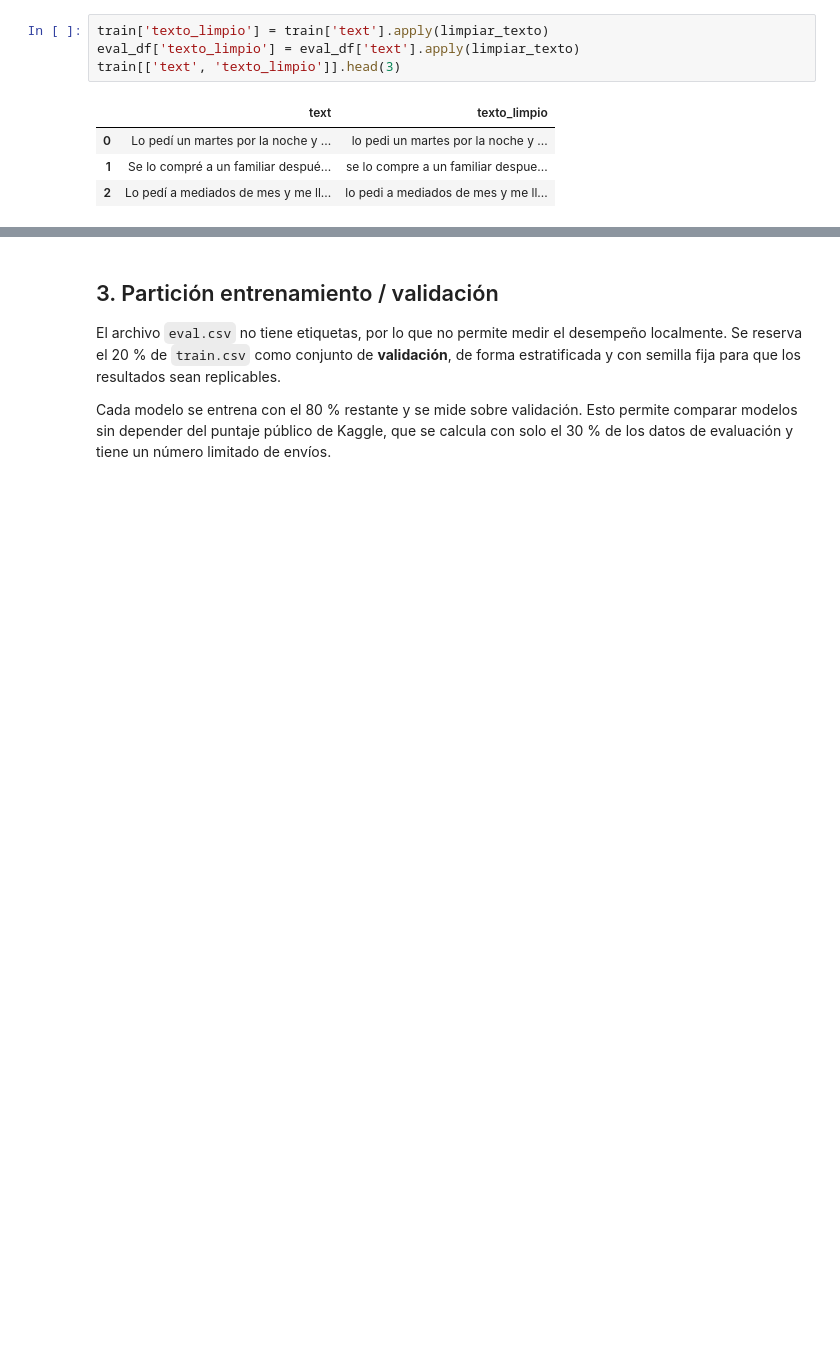
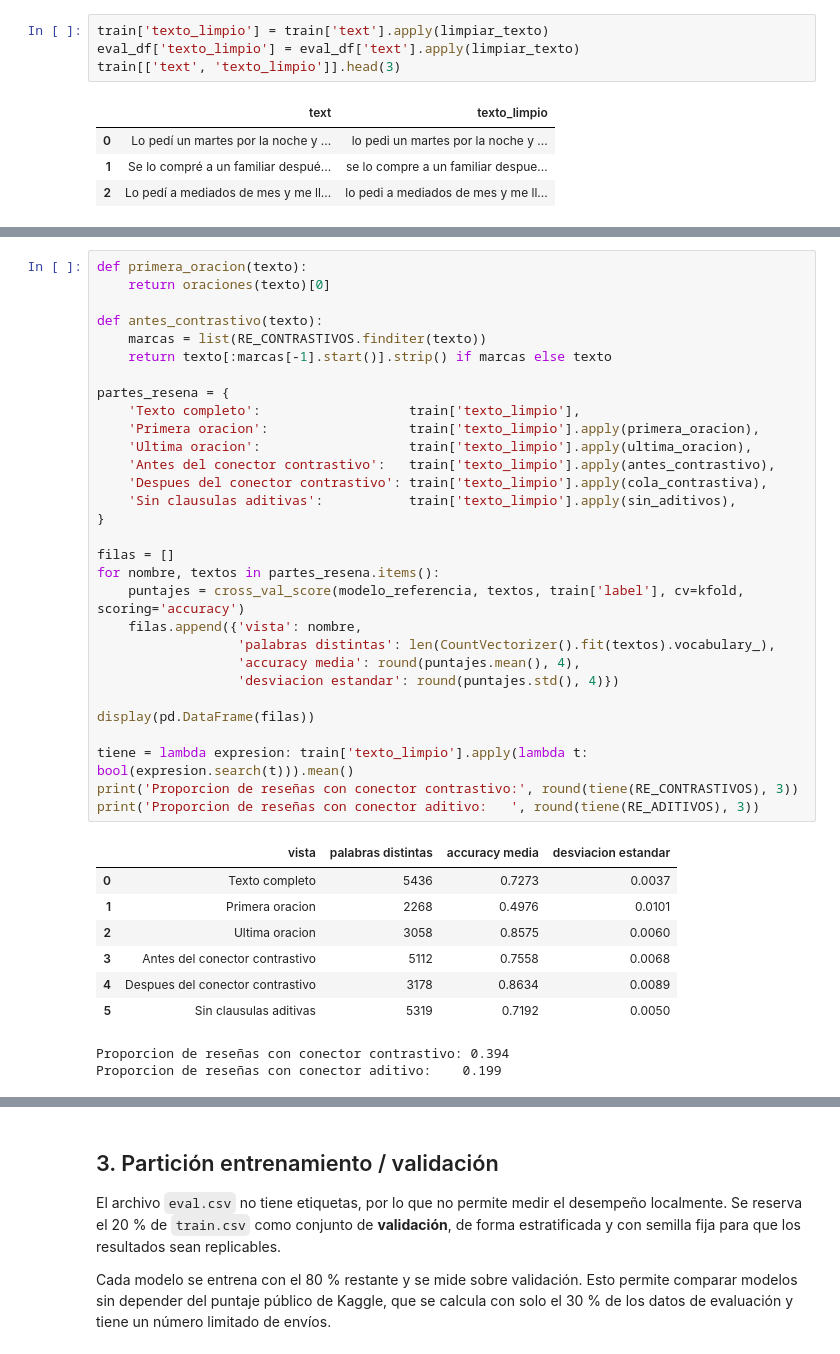
Before and after one commit to Dangar221/Proyecto-ML, a Jupyter notebook: Proyecto Etapa 1/Proyecto_Etapa1.ipynb, the cells around one changed output, grey strips where cells are left out. Cells and saved outputs as stored; diff of their text form; blank space fills up the shorter version.

```diff
--- a/Proyecto Etapa 1/Proyecto_Etapa1.ipynb
+++ b/Proyecto Etapa 1/Proyecto_Etapa1.ipynb
@@ -269,0 +347,40 @@ train[['text', 'texto_limpio']].head(3)
+# %%
+def primera_oracion(texto):
+    return oraciones(texto)[0]
+
+def antes_contrastivo(texto):
+    marcas = list(RE_CONTRASTIVOS.finditer(texto))
+    return texto[:marcas[-1].start()].strip() if marcas else texto
+
+partes_resena = {
+    'Texto completo':                   train['texto_limpio'],
+    'Primera oracion':                  train['texto_limpio'].apply(primera_oracion),
+    'Ultima oracion':                   train['texto_limpio'].apply(ultima_oracion),
+    'Antes del conector contrastivo':   train['texto_limpio'].apply(antes_contrastivo),
+    'Despues del conector contrastivo': train['texto_limpio'].apply(cola_contrastiva),
+    'Sin clausulas aditivas':           train['texto_limpio'].apply(sin_aditivos),
+}
+
+filas = []
+for nombre, textos in partes_resena.items():
+    puntajes = cross_val_score(modelo_referencia, textos, train['label'], cv=kfold, scoring='accuracy')
+    filas.append({'vista': nombre,
+                  'palabras distintas': len(CountVectorizer().fit(textos).vocabulary_),
+                  'accuracy media': round(puntajes.mean(), 4),
+                  'desviacion estandar': round(puntajes.std(), 4)})
+
+display(pd.DataFrame(filas))
+
+tiene = lambda expresion: train['texto_limpio'].apply(lambda t: bool(expresion.search(t))).mean()
+print('Proporcion de reseñas con conector contrastivo:', round(tiene(RE_CONTRASTIVOS), 3))
+print('Proporcion de reseñas con conector aditivo:   ', round(tiene(RE_ADITIVOS), 3))
+# %% [output]
+|  | vista | palabras distintas | accuracy media | desviacion estandar |
+| 0 | Texto completo | 5436 | 0.7273 | 0.0037 |
+| 1 | Primera oracion | 2268 | 0.4976 | 0.0101 |
+| 2 | Ultima oracion | 3058 | 0.8575 | 0.0060 |
+| 3 | Antes del conector contrastivo | 5112 | 0.7558 | 0.0068 |
+| 4 | Despues del conector contrastivo | 3178 | 0.8634 | 0.0089 |
+| 5 | Sin clausulas aditivas | 5319 | 0.7192 | 0.0050 |
+Proporcion de reseñas con conector contrastivo: 0.394
+Proporcion de reseñas con conector aditivo:    0.199
```
Also changed, not shown: parts of 17 cells of this notebook.
